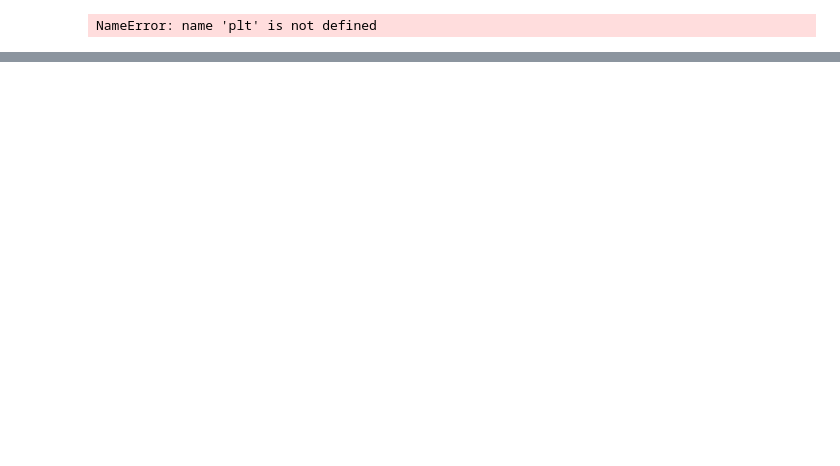
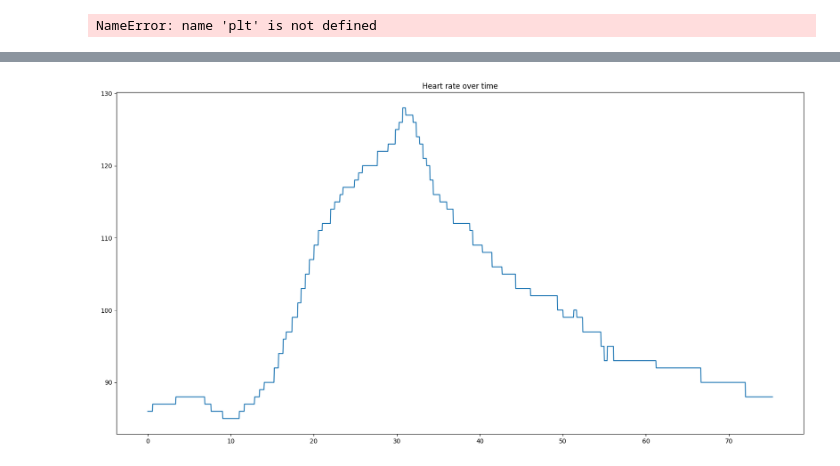
Before and after one commit to s180820/Eulerian_Magnificaiton, a Jupyter notebook: Code/Dev_notebooks/test_model.ipynb, the cells around one changed output, grey strips where cells are left out. Saved outputs shown, nothing was run; the diff lists cells and outputs as text; code cells hidden in the pictures; blank space fills up the shorter version.

```diff
--- a/Code/Dev_notebooks/test_model.ipynb
+++ b/Code/Dev_notebooks/test_model.ipynb
@@ -250,0 +391,39 @@ detectors = Detectors(fs)
+# %%
+def moving_average(series, window_size=5):
+            # Convert array of integers to pandas series
+
+            # Get the window of series
+            # of observations of specified window size
+            windows = series.rolling(window_size)
+
+            # Create a series of moving
+            # averages of each window
+            moving_averages = windows.mean()
+
+            # Convert pandas series back to list
+            moving_averages_list = moving_averages.tolist()
+            final_list = moving_averages_list
+            return final_list
+
+def detrend_ecg(ecg_signal, smoothing_parameter=300):
+            return np.convolve(ecg_signal, np.ones(smoothing_parameter) / smoothing_parameter, mode='same')
+# %%
+ecg_path = root_dir + "00/04/viatom-raw.csv"
+index_path = root_dir + "00/04/c920.csv"
+
+
+index_df = pd.read_csv(index_path, header=None, names=["timestamp", "idx_sig"])
+df = pd.read_csv(ecg_path)
+
+lead_names = ["Lead I", "Lead II", "Lead III", "Lead aVR", "Lead aVL"]
+df["Lead"] = lead_names * (len(df) // 5)
+df["time"] = (df["milliseconds"] - df["milliseconds"].min()) / 1000  # Convert time.
+index_df = pd.read_csv(index_path, header=None, names=["timestamp", "idx_signal"])
+#df[" ECG"] = detrend_ecg(df[" ECG"], 300)
+df["ECG_norm"] = (df[" ECG"] - np.min(df[" ECG"] )) / (np.max(df[" ECG"] ) - np.min(df[" ECG"] ))
+df["ECG_MV"] = moving_average(df["ECG_norm"], 25) #moving average
+tmp_df = df[df["Lead"] == "Lead II"]
+unfiltered_ecg = tmp_df[" ECG"]
+
+#tmp_df = tmp_df[tmp_df["Lead"] == "Lead II"]
+tmp_df
@@ -250,0 +449,7 @@ detectors = Detectors(fs)
+# %%
+plt.figure(figsize=(20,10))
+plt.title("Heart rate over time")
+plt.plot(df["time"], abs(df[" ECG HR"]))
+plt.show()
+# %% [output]
+[figure, added]
```
Also changed, not shown: parts of 84 cells of this notebook, 12 other files.
